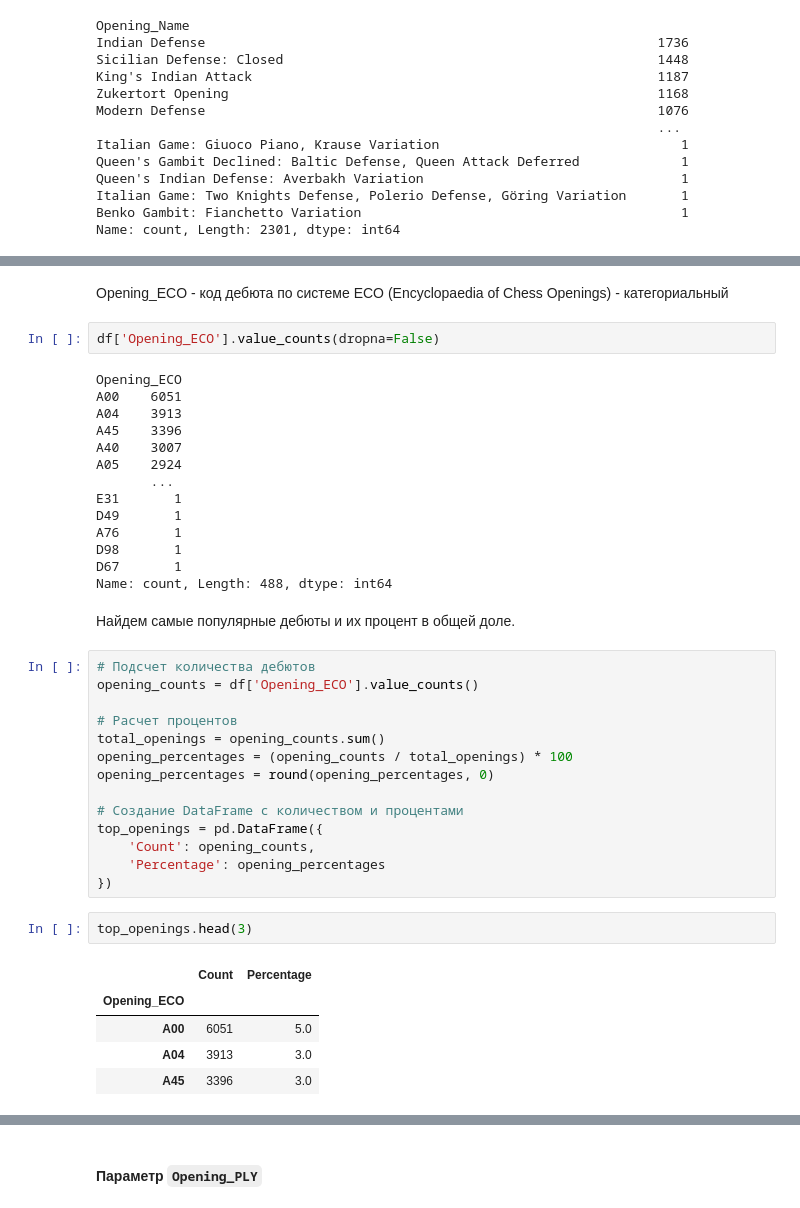
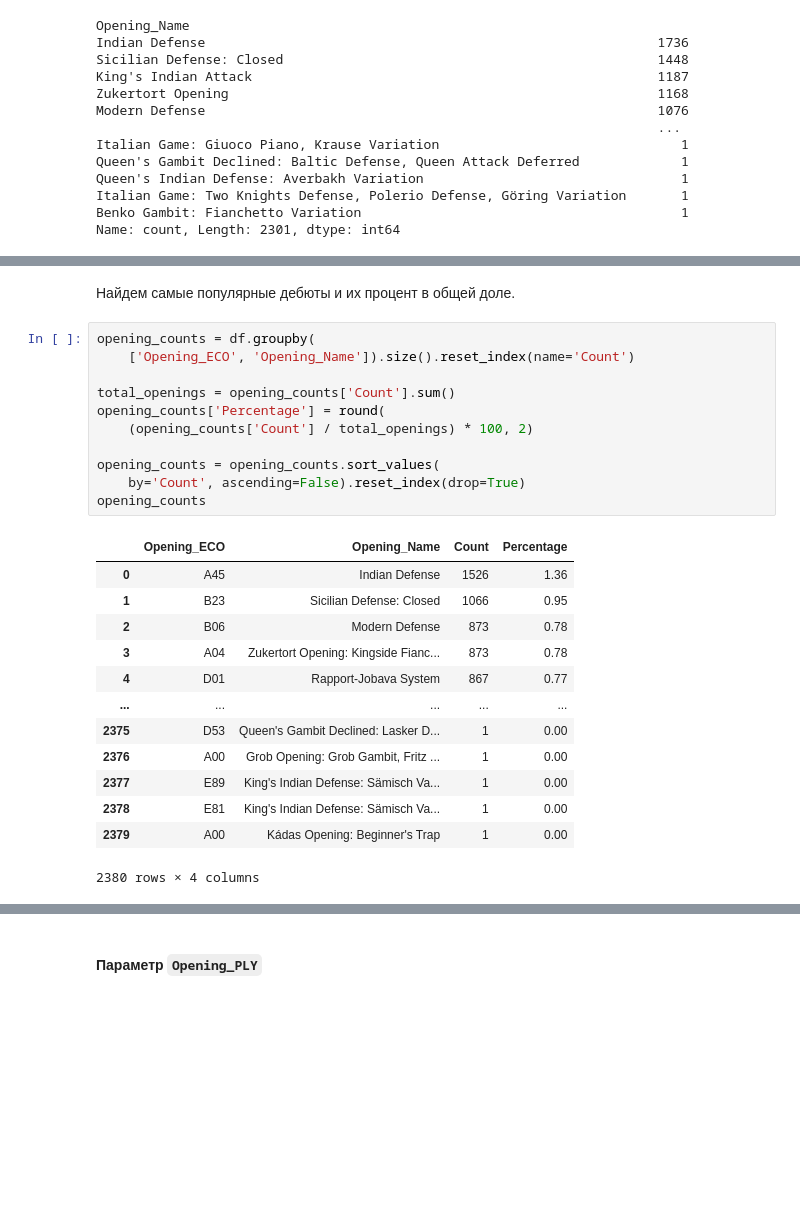
Before and after one commit to Alisa-Shikanyan/ABD-3-chess, a Jupyter notebook: EDA.ipynb, the cells around one changed output, grey strips where cells are left out. Cells and saved outputs as stored; diff of their text form; blank space fills up the shorter version.

```diff
--- a/EDA.ipynb
+++ b/EDA.ipynb
@@ -291,45 +287,30 @@ Name: count, Length: 2301, dtype: int64
-# %% [markdown]
-Opening_ECO - код дебюта по системе ECO (Encyclopaedia of Chess Openings) - категориальный
-# %%
-df['Opening_ECO'].value_counts(dropna=False)
-# %% [output]
-Opening_ECO
-A00    6051
-A04    3913
-A45    3396
-A40    3007
-A05    2924
-       ...
-E31       1
-D49       1
-A76       1
-D98       1
-D67       1
-Name: count, Length: 488, dtype: int64
 # %% [markdown]
 Найдем самые популярные дебюты и их процент в общей доле.
-# %%
-# Подсчет количества дебютов
-opening_counts = df['Opening_ECO'].value_counts()
-
-# Расчет процентов
-total_openings = opening_counts.sum()
-opening_percentages = (opening_counts / total_openings) * 100
-opening_percentages = round(opening_percentages, 0)
-
-# Создание DataFrame с количеством и процентами
-top_openings = pd.DataFrame({
-    'Count': opening_counts,
-    'Percentage': opening_percentages
-})
-# %%
-top_openings.head(3)
-# %% [output]
-|  | Count | Percentage |
-| Opening_ECO |  |  |
-| A00 | 6051 | 5.0 |
-| A04 | 3913 | 3.0 |
-| A45 | 3396 | 3.0 |
+# %%
+opening_counts = df.groupby(
+    ['Opening_ECO', 'Opening_Name']).size().reset_index(name='Count')
+
+total_openings = opening_counts['Count'].sum()
+opening_counts['Percentage'] = round(
+    (opening_counts['Count'] / total_openings) * 100, 2)
+
+opening_counts = opening_counts.sort_values(
+    by='Count', ascending=False).reset_index(drop=True)
+opening_counts
+# %% [output]
+|  | Opening_ECO | Opening_Name | Count | Percentage |
+| 0 | A45 | Indian Defense | 1526 | 1.36 |
+| 1 | B23 | Sicilian Defense: Closed | 1066 | 0.95 |
+| 2 | B06 | Modern Defense | 873 | 0.78 |
+| 3 | A04 | Zukertort Opening: Kingside Fianc... | 873 | 0.78 |
+| 4 | D01 | Rapport-Jobava System | 867 | 0.77 |
+| ... | ... | ... | ... | ... |
+| 2375 | D53 | Queen's Gambit Declined: Lasker D... | 1 | 0.00 |
+| 2376 | A00 | Grob Opening: Grob Gambit, Fritz ... | 1 | 0.00 |
+| 2377 | E89 | King's Indian Defense: Sämisch Va... | 1 | 0.00 |
+| 2378 | E81 | King's Indian Defense: Sämisch Va... | 1 | 0.00 |
+| 2379 | A00 | Kádas Opening: Beginner's Trap | 1 | 0.00 |
+2380 rows × 4 columns
 # %% [markdown]
 Наиболее часто встречающиеся дебюты:
 
```
Also changed, not shown: parts of 6 cells of this notebook.
